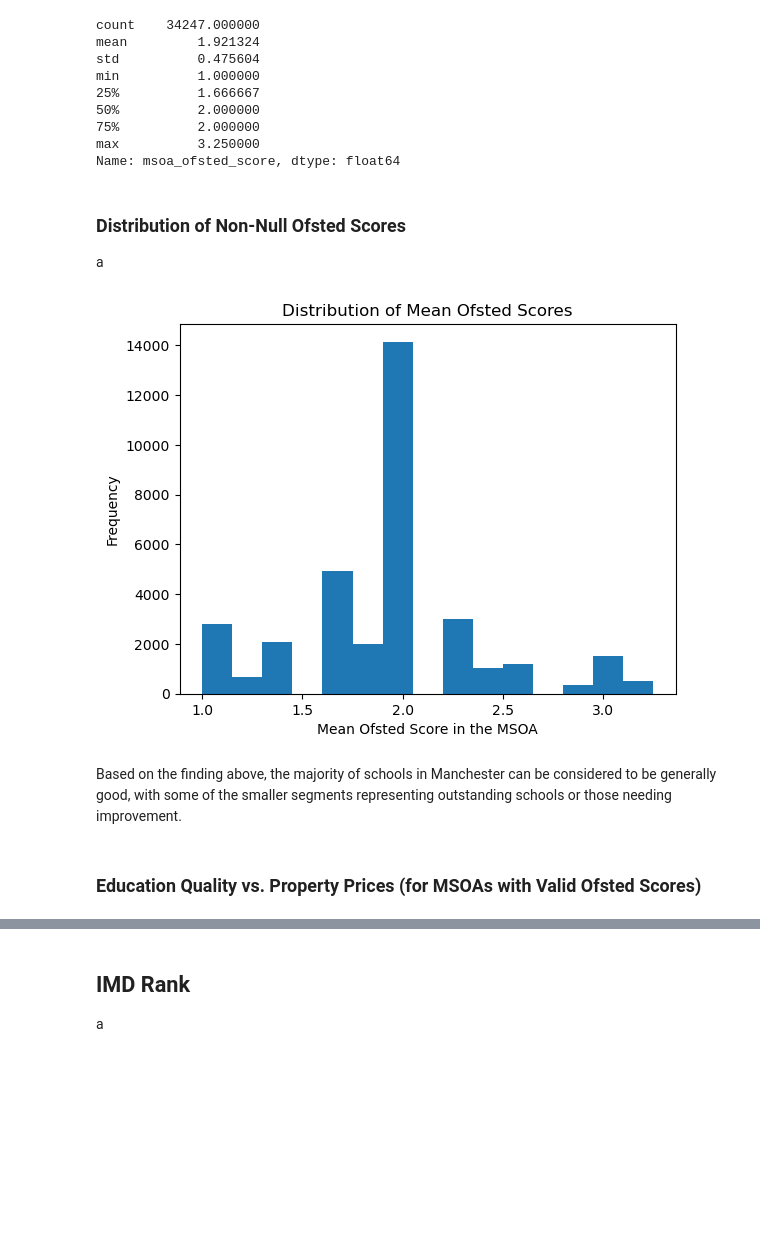
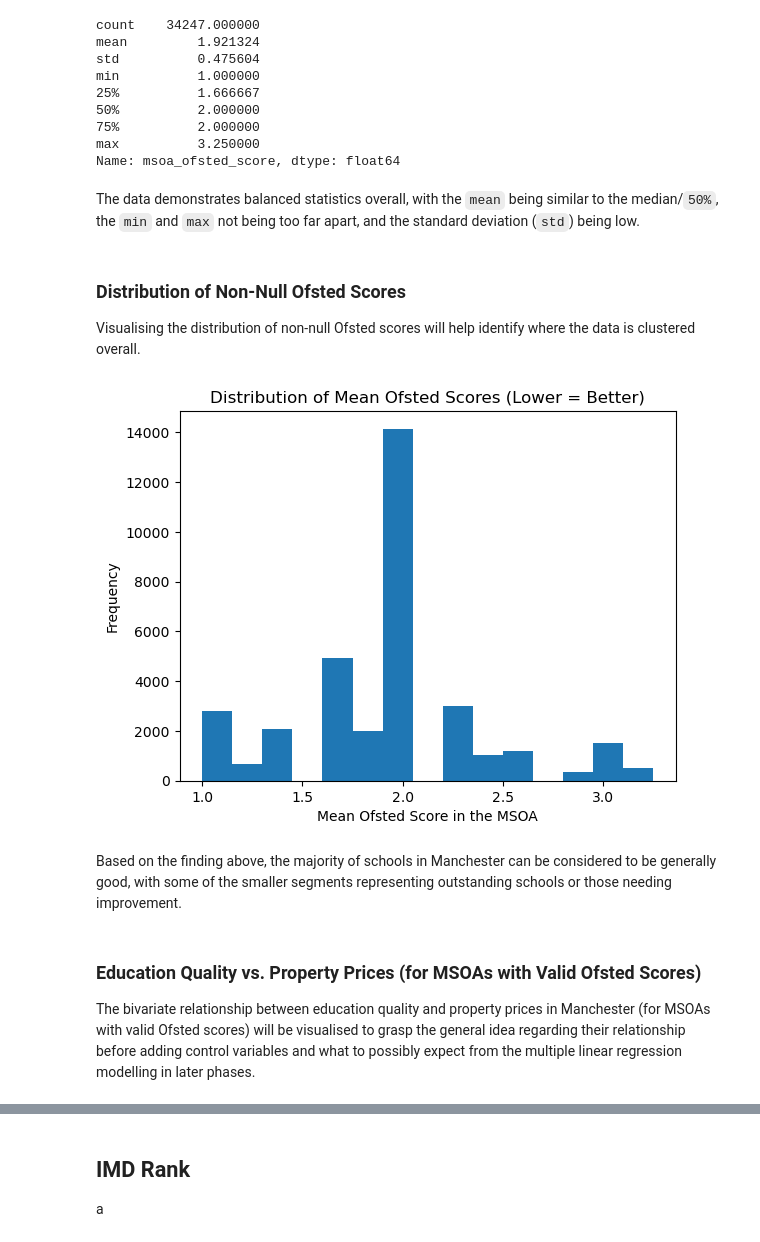
Before and after one commit to jonathanskuy/manchester-property-vs-education, a Jupyter notebook: notebooks/manchester_property_vs_education.ipynb, the cells around one changed output, grey strips where cells are left out. Saved outputs shown, nothing was run; the diff lists cells and outputs as text; code cells hidden in the pictures; blank space fills up the shorter version.

Commit message:
Updating Ofsted Score Markdowns

````diff
--- a/notebooks/manchester_property_vs_education.ipynb
+++ b/notebooks/manchester_property_vs_education.ipynb
@@ -1343,23 +1343,26 @@ min          1.000000
 75%          2.000000
 max          3.250000
 Name: msoa_ofsted_score, dtype: float64
+# %% [markdown]
+The data demonstrates balanced statistics overall, with the ```mean``` being similar to the median/```50%```, the ```min``` and ```max``` not being too far apart, and the standard deviation (```std```) being low.
 # %% [markdown]
 ### Distribution of Non-Null Ofsted Scores
-a
+Visualising the distribution of non-null Ofsted scores will help identify where the data is clustered overall.
 # %%
 # Plotting the distribution of mean Ofsted scores in the MSOA of each property transaction
 
 plt.hist(df_final_with_schools['msoa_ofsted_score'], bins=15)
 plt.xlabel('Mean Ofsted Score in the MSOA')
 plt.ylabel('Frequency')
-plt.title('Distribution of Mean Ofsted Scores')
+plt.title('Distribution of Mean Ofsted Scores (Lower = Better)')
 plt.show()
 # %% [output]
-[figure, old version]
+[figure, new version]
 # %% [markdown]
 Based on the finding above, the majority of schools in Manchester can be considered to be generally good, with some of the smaller segments representing outstanding schools or those needing improvement.
 # %% [markdown]
 ### Education Quality vs. Property Prices (for MSOAs with Valid Ofsted Scores)
+The bivariate relationship between education quality and property prices in Manchester (for MSOAs with valid Ofsted scores) will be visualised to grasp the general idea regarding their relationship before adding control variables and what to possibly expect from the multiple linear regression modelling in later phases.
 # %%
 # Plotting the relationship between education quality and property prices in areas with schools
 
````
Also changed, not shown: parts of 9 cells of this notebook.
